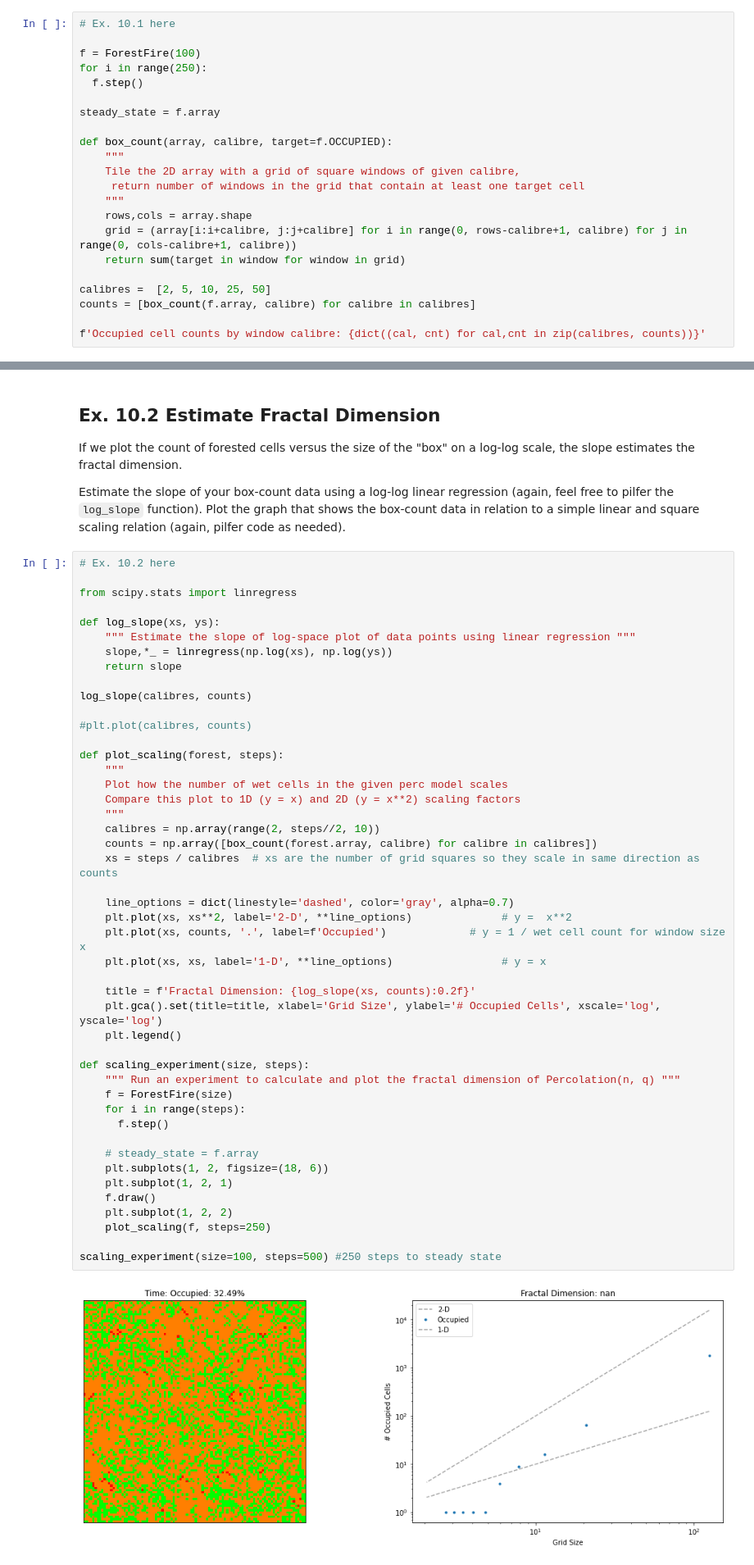
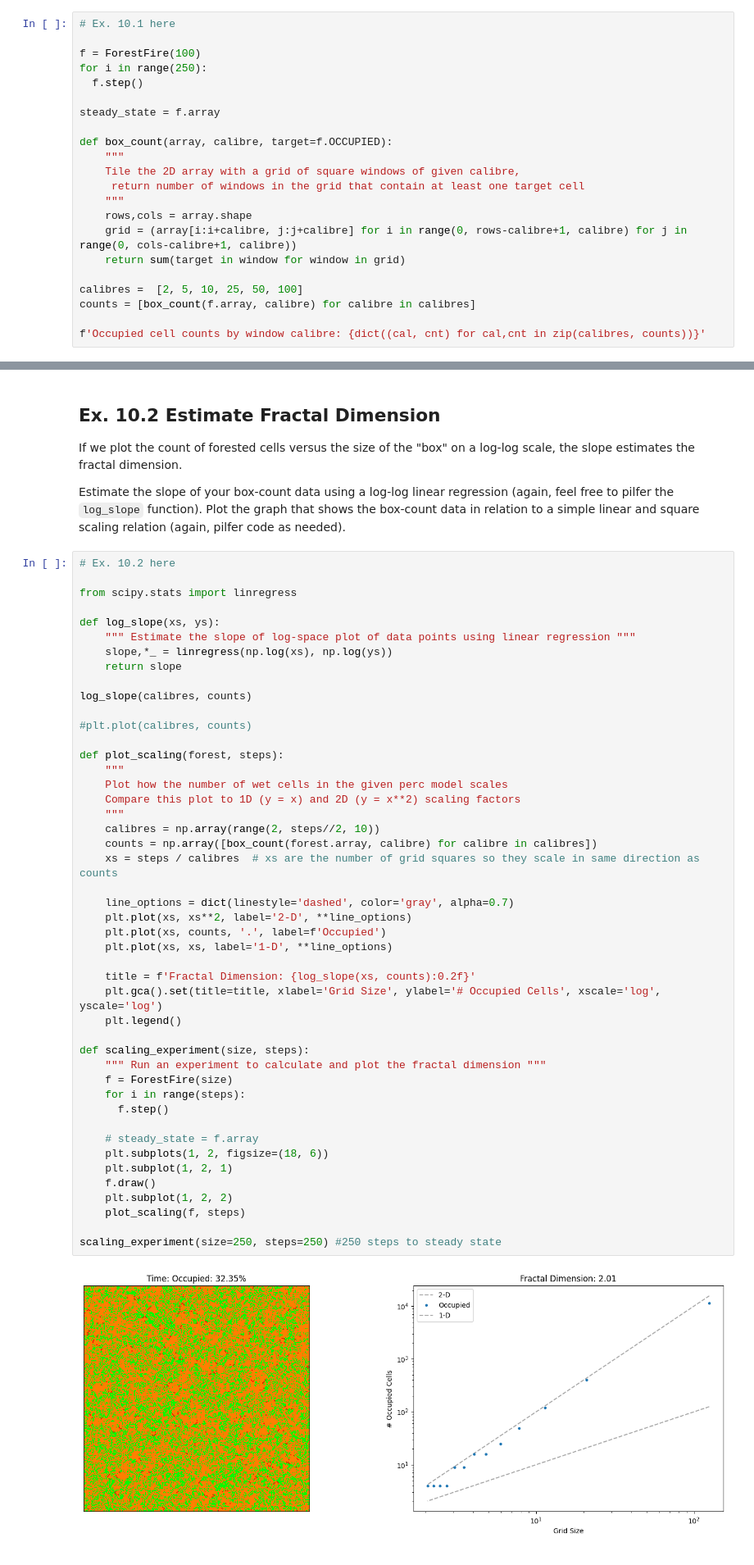
Before and after one commit to owengenge/cap-comp215, a Jupyter notebook: labs/lab07.ipynb, the cells around one changed output, grey strips where cells are left out. Shown at 82% size. Drawn from its saved outputs; the diff is of its cells as text.

```diff
--- a/labs/lab07.ipynb
+++ b/labs/lab07.ipynb
@@ -482,7 +482,7 @@ def box_count(array, calibre, target=f.OCCUPIED):
     grid = (array[i:i+calibre, j:j+calibre] for i in range(0, rows-calibre+1, calibre) for j in range(0, cols-calibre+1, calibre))
     return sum(target in window for window in grid)
 
-calibres =  [2, 5, 10, 25, 50]
+calibres =  [2, 5, 10, 25, 50, 100]
 counts = [box_count(f.array, calibre) for calibre in calibres]
 
 f'Occupied cell counts by window calibre: {dict((cal, cnt) for cal,cnt in zip(calibres, counts))}'
@@ -509,40 +509,40 @@ log_slope(calibres, counts)
 
 #plt.plot(calibres, counts)
 
 def plot_scaling(forest, steps):
     """
     Plot how the number of wet cells in the given perc model scales
     Compare this plot to 1D (y = x) and 2D (y = x**2) scaling factors
     """
     calibres = np.array(range(2, steps//2, 10))
     counts = np.array([box_count(forest.array, calibre) for calibre in calibres])
     xs = steps / calibres  # xs are the number of grid squares so they scale in same direction as counts
 
     line_options = dict(linestyle='dashed', color='gray', alpha=0.7)
-    plt.plot(xs, xs**2, label='2-D', **line_options)              # y =  x**2
-    plt.plot(xs, counts, '.', label=f'Occupied')             # y = 1 / wet cell count for window size x
-    plt.plot(xs, xs, label='1-D', **line_options)                 # y = x
+    plt.plot(xs, xs**2, label='2-D', **line_options)
+    plt.plot(xs, counts, '.', label=f'Occupied')
+    plt.plot(xs, xs, label='1-D', **line_options)
 
     title = f'Fractal Dimension: {log_slope(xs, counts):0.2f}'
     plt.gca().set(title=title, xlabel='Grid Size', ylabel='# Occupied Cells', xscale='log', yscale='log')
     plt.legend()
 
 def scaling_experiment(size, steps):
-    """ Run an experiment to calculate and plot the fractal dimension of Percolation(n, q) """
+    """ Run an experiment to calculate and plot the fractal dimension """
     f = ForestFire(size)
     for i in range(steps):
       f.step()
 
     # steady_state = f.array
     plt.subplots(1, 2, figsize=(18, 6))
     plt.subplot(1, 2, 1)
     f.draw()
     plt.subplot(1, 2, 2)
-    plot_scaling(f, steps=250)
+    plot_scaling(f, steps)
 
-scaling_experiment(size=100, steps=500) #250 steps to steady state
+scaling_experiment(size=250, steps=250) #250 steps to steady state
 # %% [output]
-[figure, old version]
+[figure, new version]
 # %% [markdown]
 ## Ex. 10.3  Scaling Experiment
 
```
Also changed, not shown: parts of 5 cells of this notebook.
